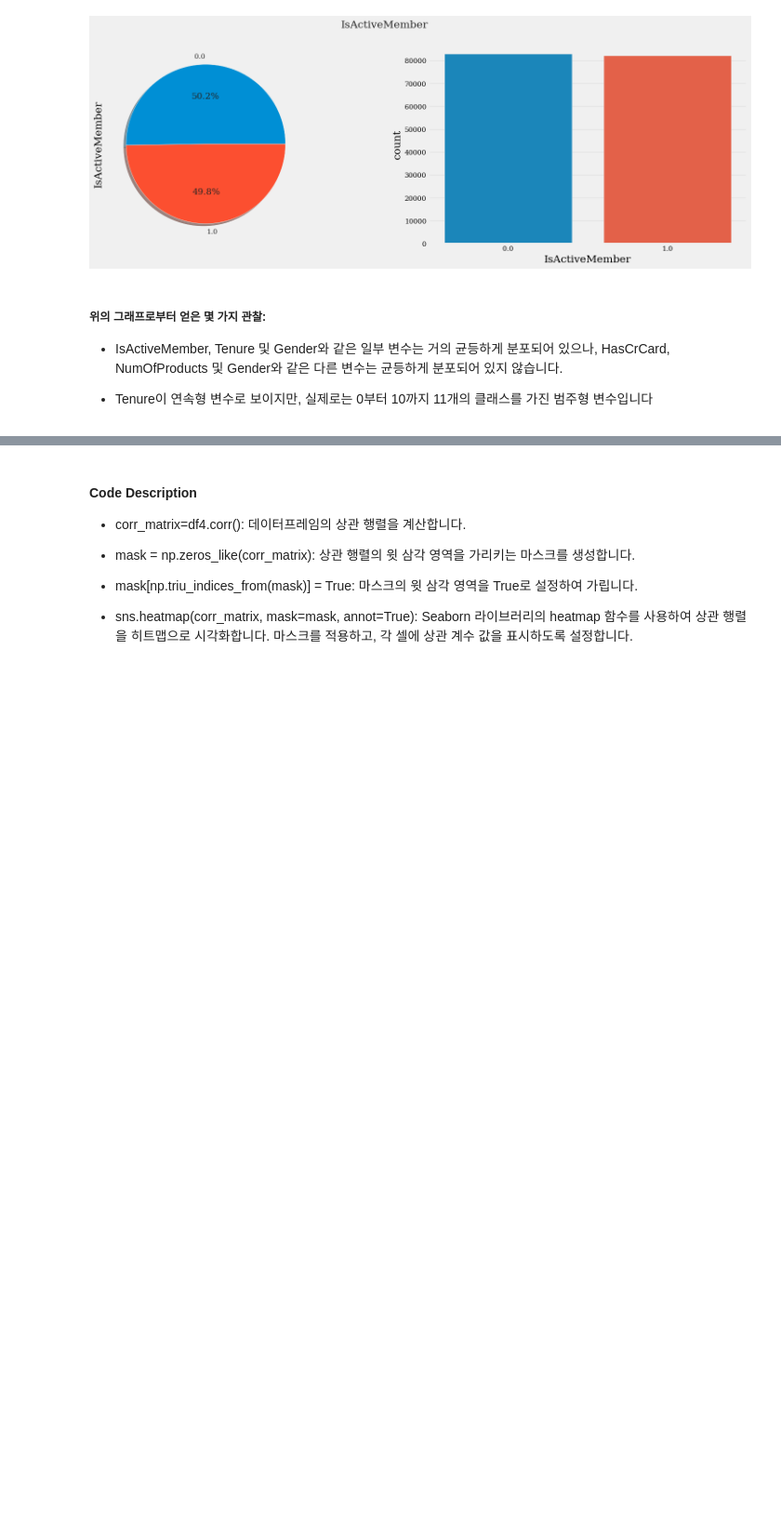
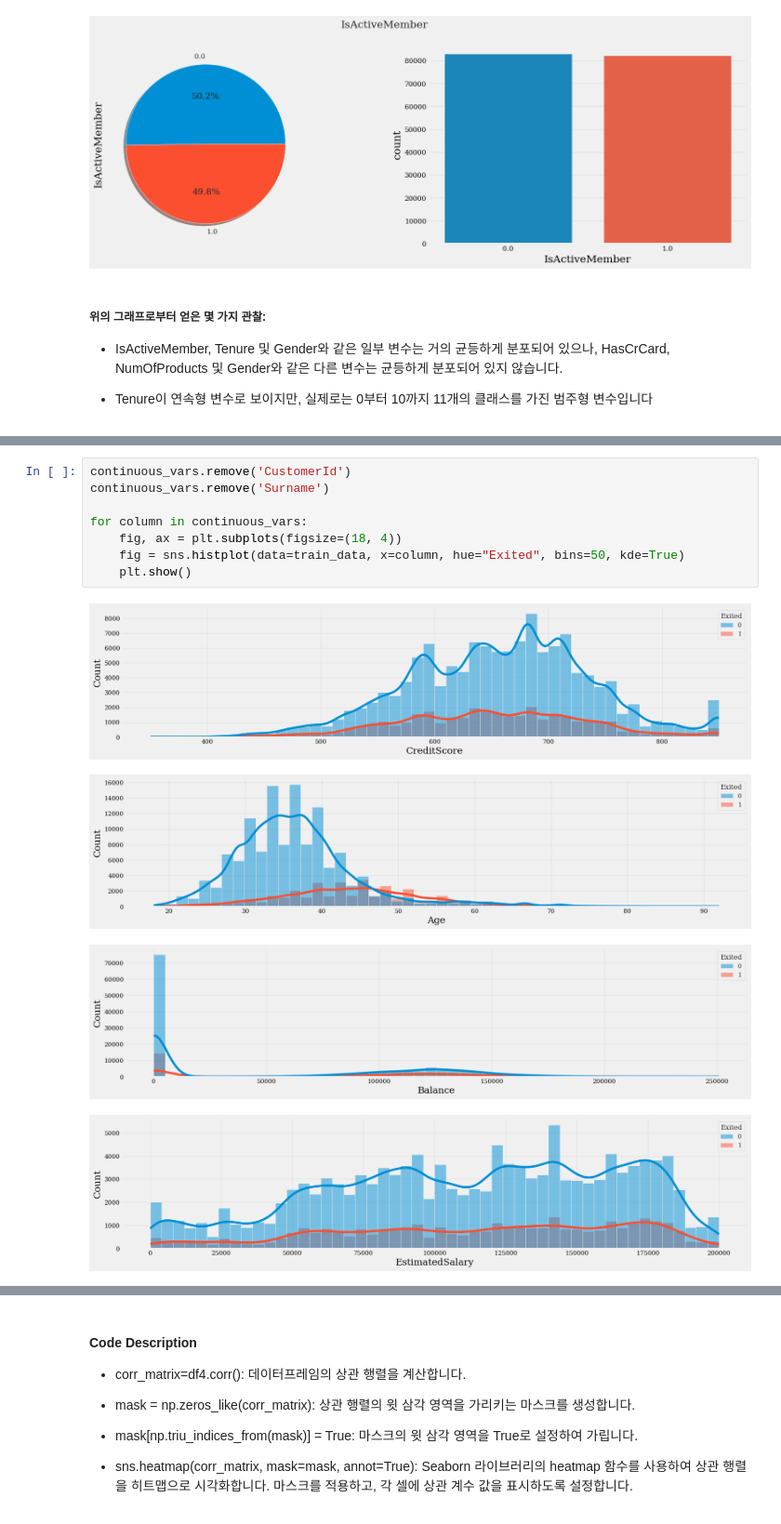
Before and after one commit to Kimtae00/Kaggle, a Jupyter notebook: playground-s4e1-240115-17.ipynb, the cells around one changed output, grey strips where cells are left out. Shown at 93% size. Cells and saved outputs as stored; diff of their text form; blank space fills up the shorter version.

```diff
--- a/playground-s4e1-240115-17.ipynb
+++ b/playground-s4e1-240115-17.ipynb
@@ -375,0 +387,13 @@ for column in categorical_vars:
+# %%
+continuous_vars.remove('CustomerId')
+continuous_vars.remove('Surname')
+
+for column in continuous_vars:
+    fig, ax = plt.subplots(figsize=(18, 4))
+    fig = sns.histplot(data=train_data, x=column, hue="Exited", bins=50, kde=True)
+    plt.show()
+# %% [output]
+[figure, added]
+[figure, added]
+[figure, added]
+[figure, added]
```
Also changed, not shown: parts of 29 cells of this notebook.
